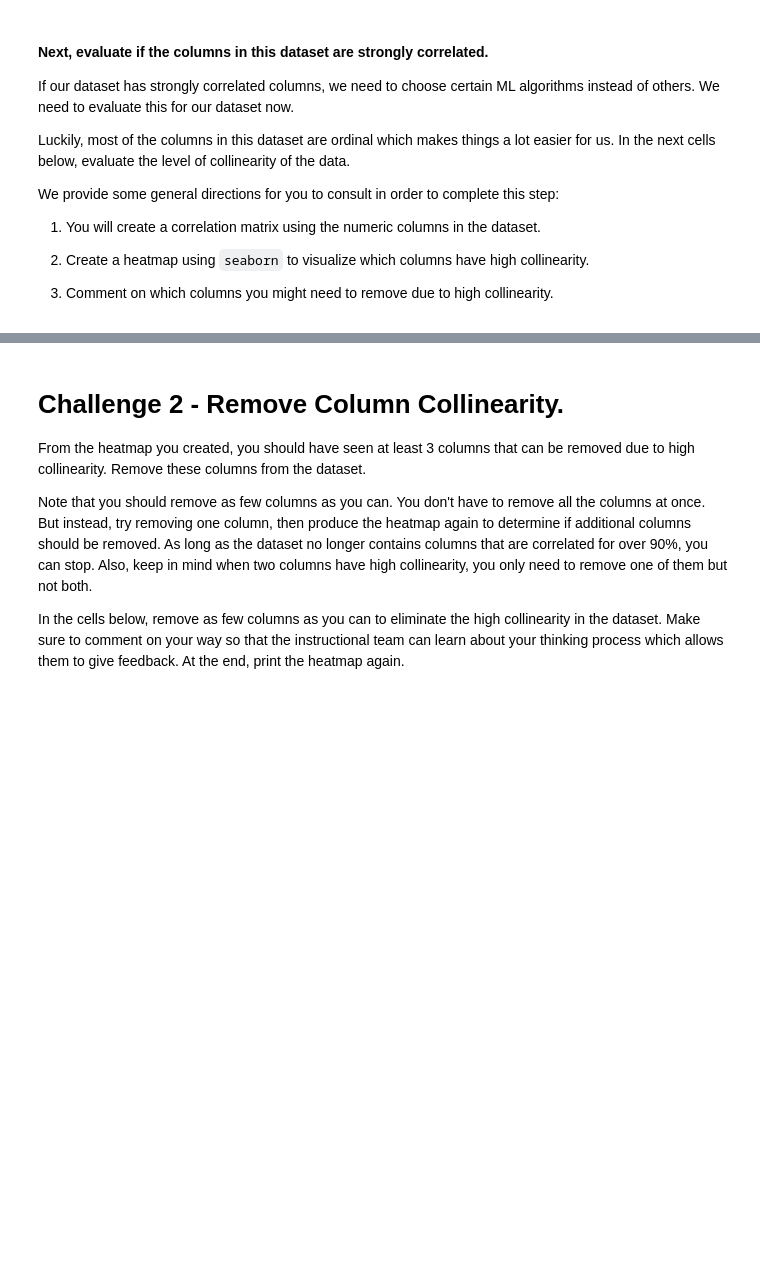
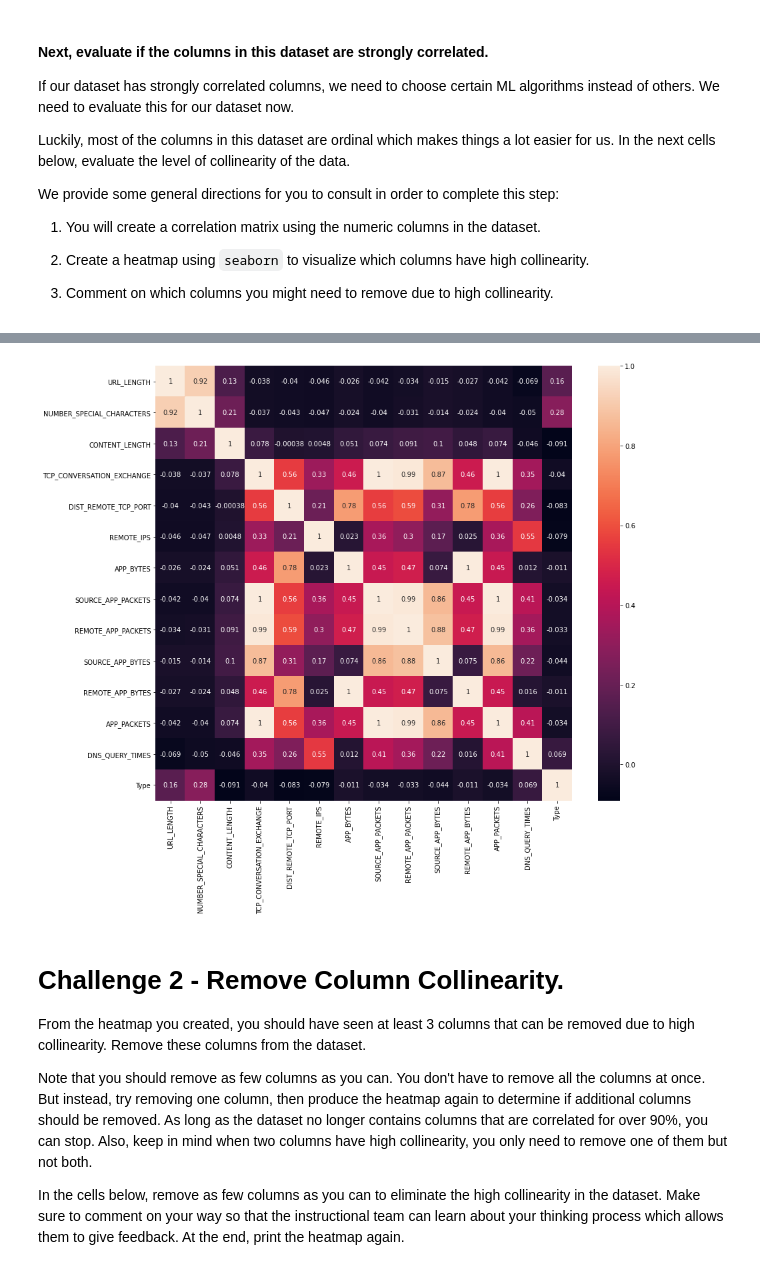
Before and after one commit to ta-data-remote/lab-supervised-learning, a Jupyter notebook: your-code/main.ipynb, the cells around one changed output, grey strips where cells are left out. Cells and saved outputs as stored; diff of their text form; code cells hidden in the pictures; blank space fills up the shorter version.

```diff
--- a/your-code/main.ipynb
+++ b/your-code/main.ipynb
@@ -11,6 +13,8 @@ In this lab, we will explore a dataset that describes websites with different fe
 # Challenge 1 - Explore The Dataset
 
 Let's start by exploring the dataset. First load the data file:
+# %%
+data = pd.read_csv("../data/website.csv")
 # %% [markdown]
 #### Explore the data from an bird's-eye view.
 
@@ -80,3 +98,19 @@ We provide some general directions for you to consult in order to complete this
+# %%
+def heatmap_creator(data):
+    data.corr()
+
+    fig, ax = plt.subplots(figsize=(14, 12))
+
+
+    sns.heatmap(data.corr(), annot=True)
+
+    plt.show()
+
+    return
+
+heatmap_creator(data)
+# %% [output]
+[figure, added]
 # %% [markdown]
 # Challenge 2 - Remove Column Collinearity.
 
```
Also changed, not shown: parts of 98 cells of this notebook.
